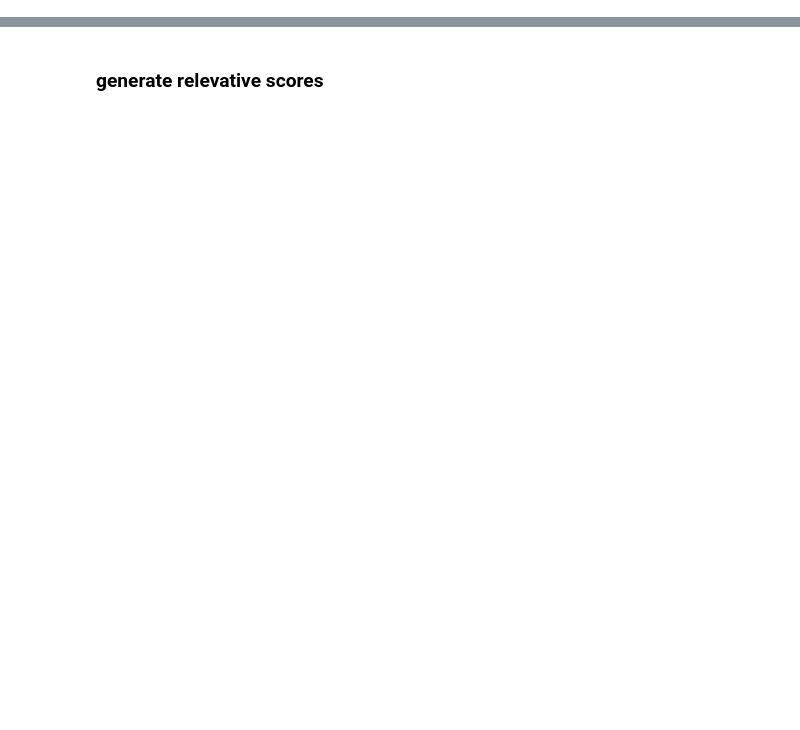
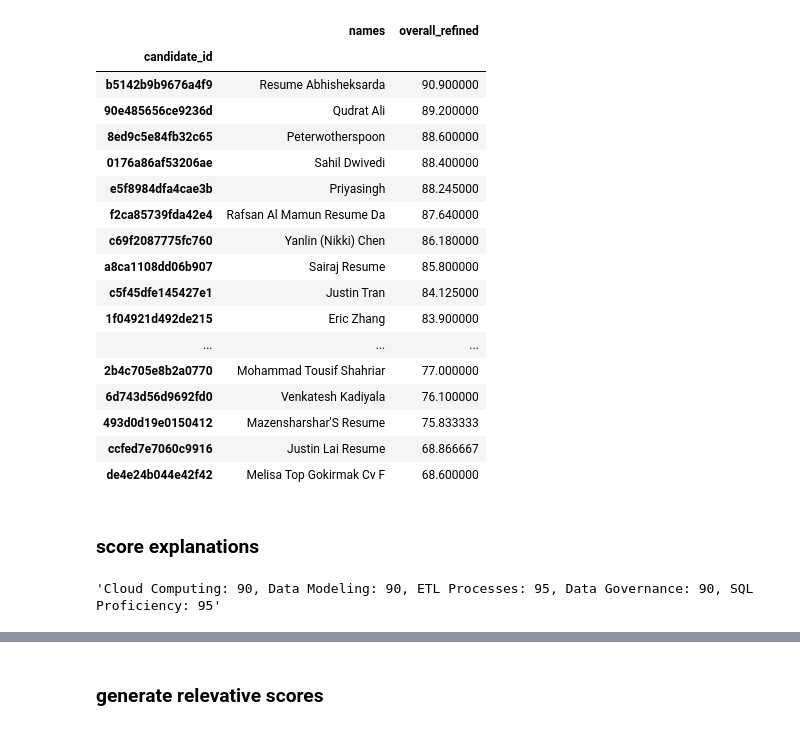
Before and after one commit to scardenasc22/internship_project, a Jupyter notebook: notebooks/experiments_phase7.ipynb, the cells around one changed output, grey strips where cells are left out. Drawn from its saved outputs; the diff is of its cells as text; code cells hidden in the pictures; blank space fills up the shorter version.

Commit message:
explanations and missing column handling

```diff
--- a/notebooks/experiments_phase7.ipynb
+++ b/notebooks/experiments_phase7.ipynb
@@ -0,0 +3,8 @@
+# %%
+import pandas as pd
+
+df = pd.read_csv(
+    "/Users/santiagocardenas/Documents/MDSI/202502/internship/internship_project/data/processed/scores.csv",
+    index_col = "candidate_id"
+)
+df.info()
@@ -0,0 +29,23 @@
+# %%
+df.sort_values(by = 'overall_refined', ascending = False)[[ "names", "overall_refined"]]
+# %% [output]
+|  | names | overall_refined |
+| candidate_id |  |  |
+| b5142b9b9676a4f9 | Resume Abhisheksarda | 90.900000 |
+| 90e485656ce9236d | Qudrat Ali | 89.200000 |
+| 8ed9c5e84fb32c65 | Peterwotherspoon | 88.600000 |
+| 0176a86af53206ae | Sahil Dwivedi | 88.400000 |
+| e5f8984dfa4cae3b | Priyasingh | 88.245000 |
+| f2ca85739fda42e4 | Rafsan Al Mamun Resume Da | 87.640000 |
+| c69f2087775fc760 | Yanlin (Nikki) Chen | 86.180000 |
+| a8ca1108dd06b907 | Sairaj Resume | 85.800000 |
+| c5f45dfe145427e1 | Justin Tran | 84.125000 |
+| 1f04921d492de215 | Eric Zhang | 83.900000 |
+| ... | ... | ... |
+| 2b4c705e8b2a0770 | Mohammad Tousif Shahriar | 77.000000 |
+| 6d743d56d9692fd0 | Venkatesh Kadiyala | 76.100000 |
+| 493d0d19e0150412 | Mazensharshar'S Resume | 75.833333 |
+| ccfed7e7060c9916 | Justin Lai Resume | 68.866667 |
+| de4e24b044e42f42 | Melisa Top Gokirmak Cv F | 68.600000 |
+# %% [markdown]
+### score explanations
@@ -0,0 +73,4 @@
+# %%
+skills_text = ', '.join([f"{k}: {v}" for k, v in candidate_1_dict.items()])
+# %% [output]
+'Cloud Computing: 90, Data Modeling: 90, ETL Processes: 95, Data Governance: 90, SQL Proficiency: 95'
```
Also changed, not shown: parts of 12 cells of this notebook, 6 other files.
